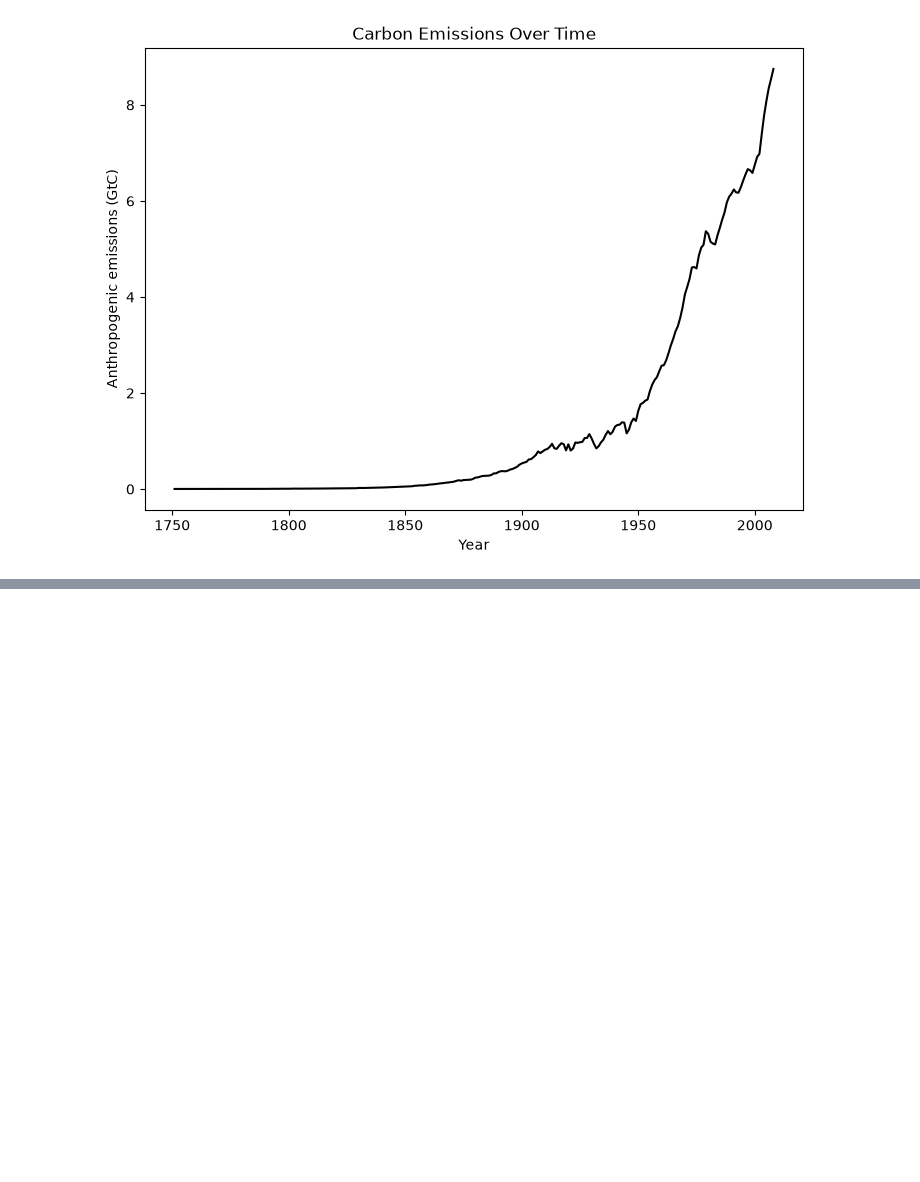
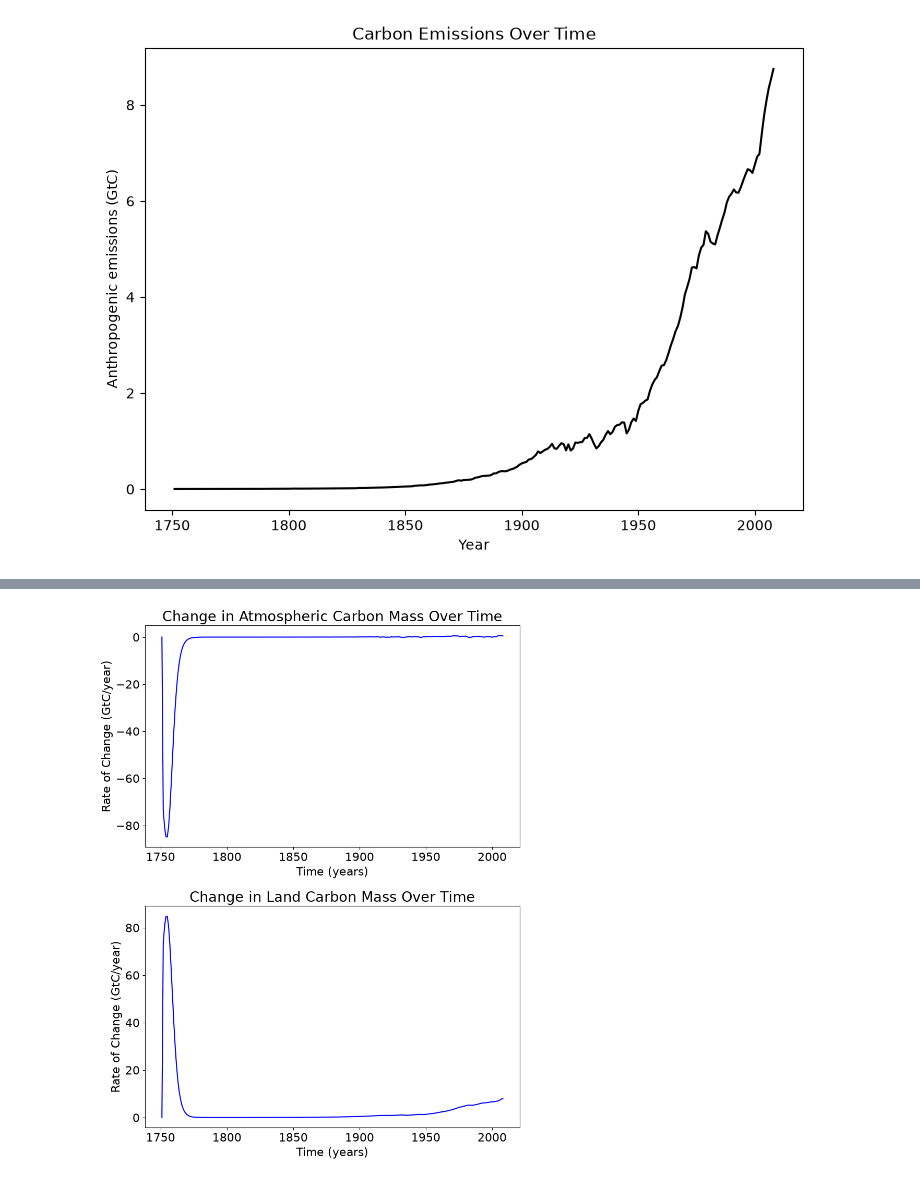
Before and after one commit to formiglik/Modelling_Class_Psets, a Jupyter notebook: Mod2/mod02-CarbonModel1.ipynb, the cells around one changed output, grey strips where cells are left out. Cells and saved outputs as stored; diff of their text form; code cells hidden in the pictures; blank space fills up the shorter version.

```diff
--- a/Mod2/mod02-CarbonModel1.ipynb
+++ b/Mod2/mod02-CarbonModel1.ipynb
@@ -93,0 +172,21 @@ plt.show()
+# %%
+#create a two pannel figure for change in carbon in each reservoir over time
+plt.figure(figsize=(8.5,11))
+plt.rcParams.update({'font.size': 16})
+
+plt.subplot(2,1,1)
+plt.title('Change in Atmospheric Carbon Mass Over Time')
+plt.plot(t_em, dM1dt_arr, 'b-')
+plt.xlabel('Time (years)')
+plt.ylabel('Rate of Change (GtC/year)')
+
+plt.subplot(2,1,2)
+plt.title('Change in Land Carbon Mass Over Time')
+plt.plot(t_em, dM2dt_arr, 'b-')
+plt.xlabel('Time (years)')
+plt.ylabel('Rate of Change (GtC/year)')
+
+plt.tight_layout()
+plt.show()
+# %% [output]
+[figure, added]
```
Also changed, not shown: parts of 3 cells of this notebook.
